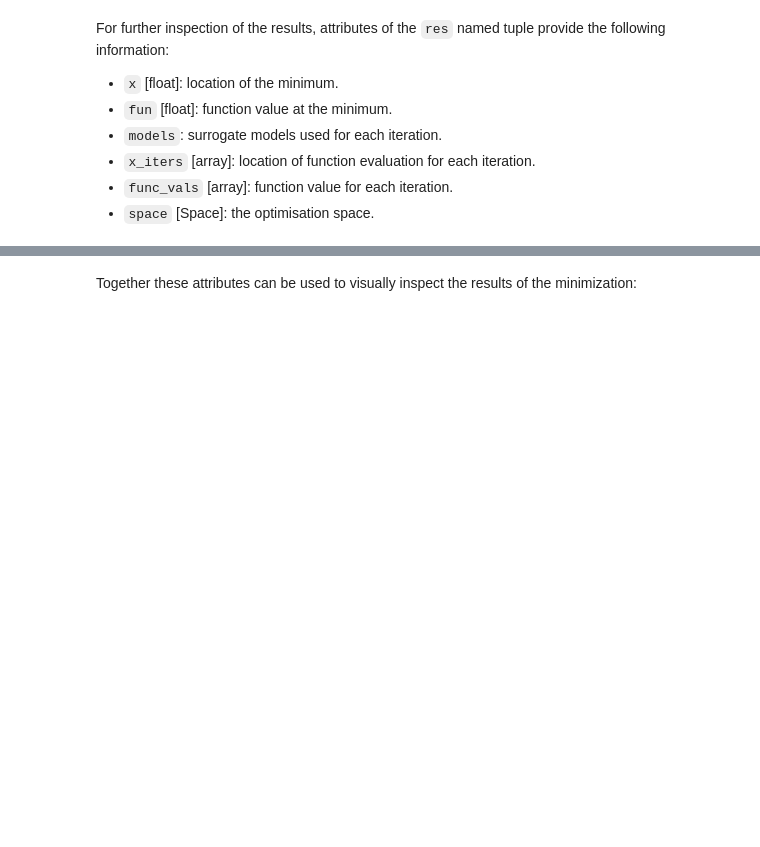
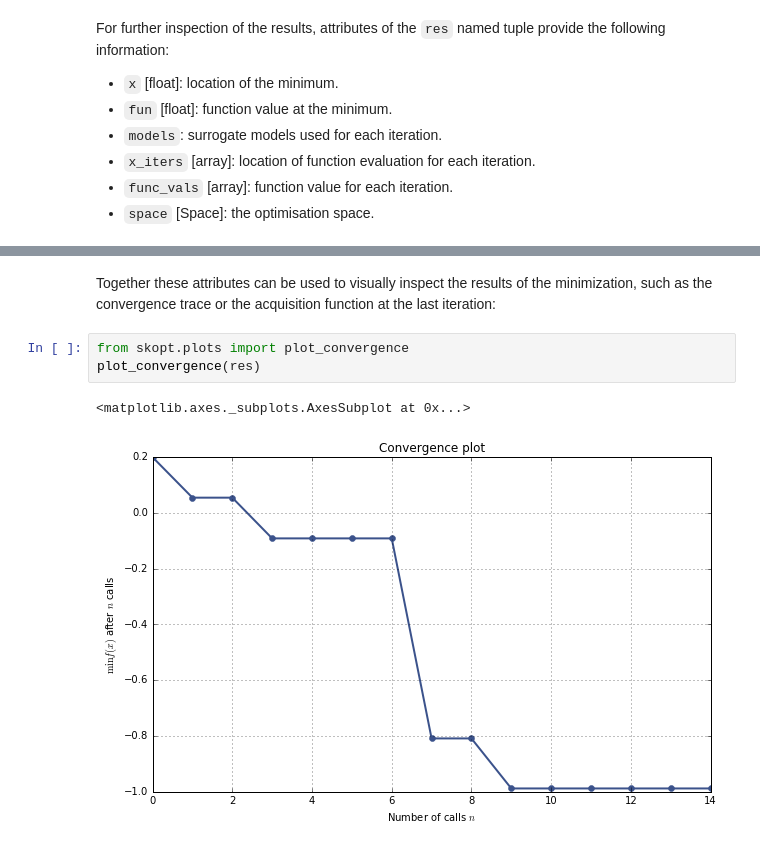
Before and after one commit to scikit-optimize/scikit-optimize, a Jupyter notebook: examples/bayesian-optimisation.ipynb, the cells around one changed output, grey strips where cells are left out. Saved outputs shown, nothing was run; the diff lists cells and outputs as text; blank space fills up the shorter version.

```diff
--- a/examples/bayesian-optimisation.ipynb
+++ b/examples/bayesian-optimisation.ipynb
@@ -129,5 +127,11 @@ res
 # %% [markdown]
-Together these attributes can be used to visually inspect the results of the minimization:
+Together these attributes can be used to visually inspect the results of the minimization, such as the convergence trace or the acquisition function at the last iteration:
+# %%
+from skopt.plots import plot_convergence
+plot_convergence(res)
+# %% [output]
+<matplotlib.axes._subplots.AxesSubplot at 0x...>
+[figure, added]
 # %%
 from skopt.acquisition import gaussian_lcb
 
```
Also changed, not shown: parts of 5 cells of this notebook, 5 other files.
